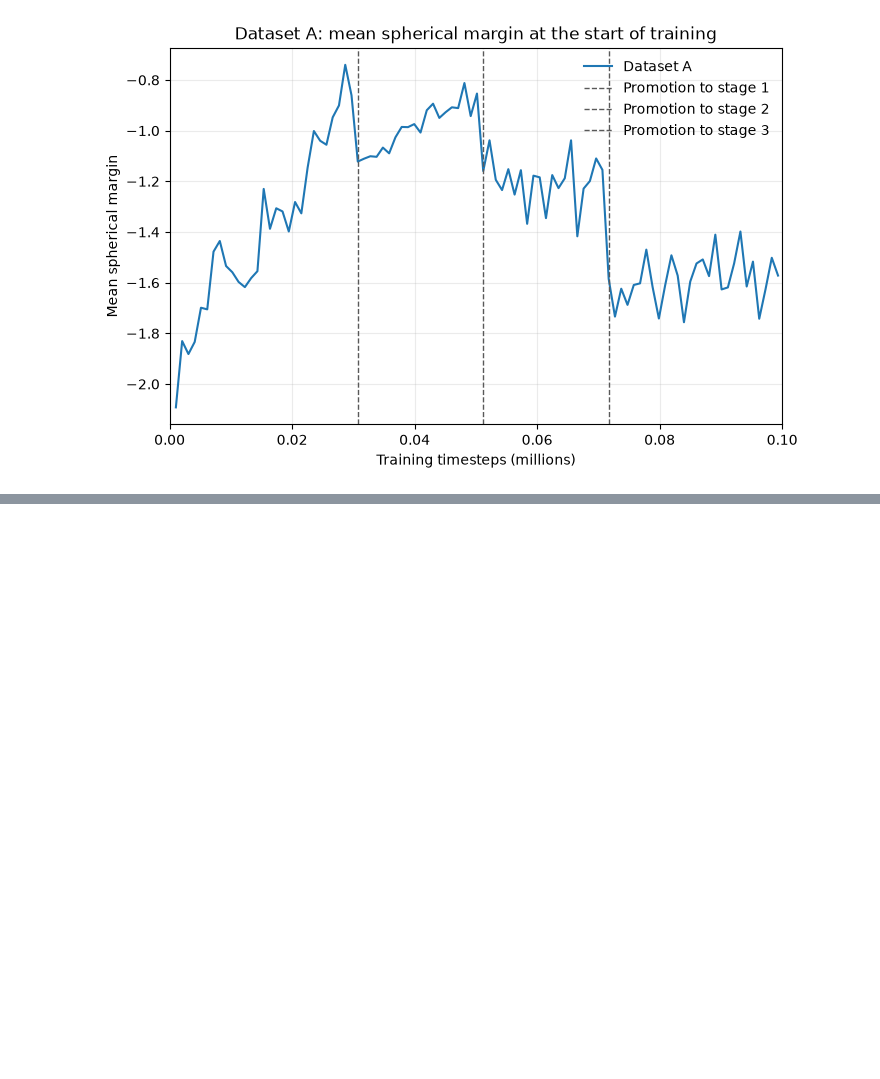
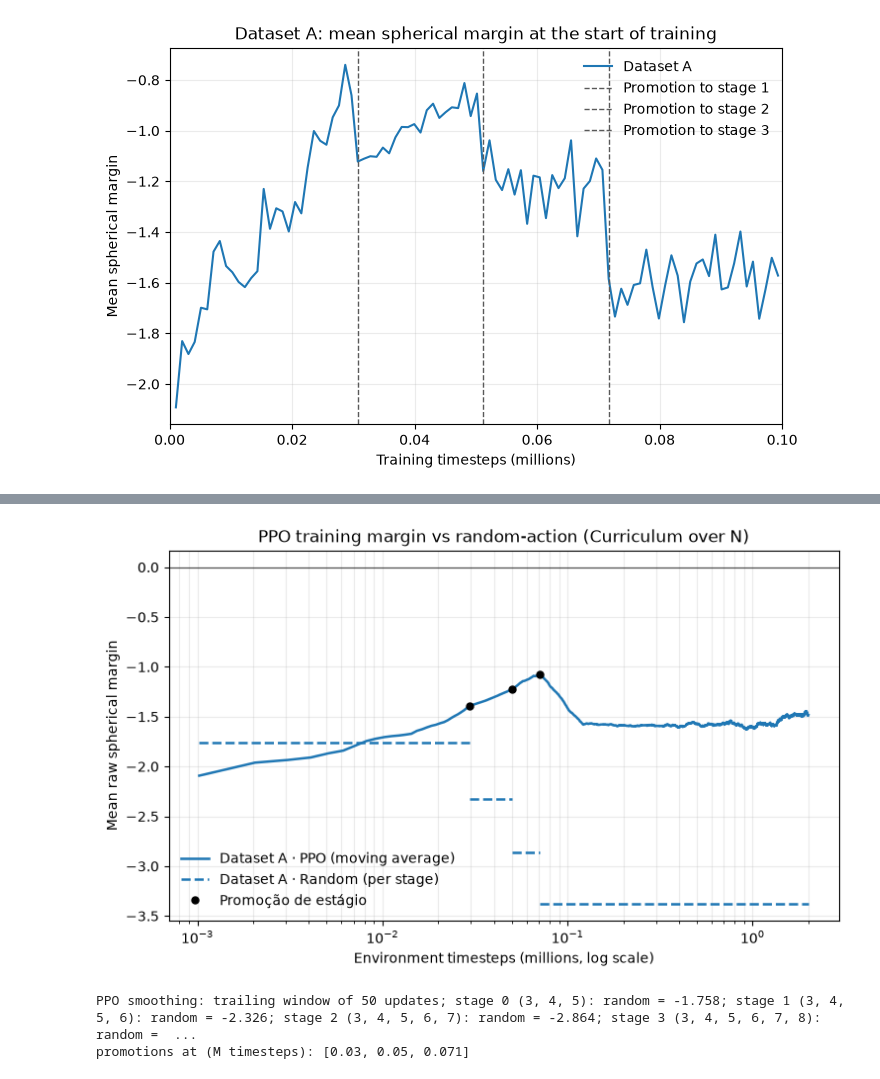
Before and after one commit to Caioriqui/AI-testing-in-Flag-Manifolds, a Jupyter notebook: notebooks/03_training_history_comparison.ipynb, the cells around one changed output, grey strips where cells are left out. Cells and saved outputs as stored; diff of their text form; code cells hidden in the pictures; blank space fills up the shorter version.

Commit message:
Training versus baseline

```diff
--- a/notebooks/03_training_history_comparison.ipynb
+++ b/notebooks/03_training_history_comparison.ipynb
@@ -146,0 +136,14 @@ A leitura desta checagem é específica para os dados acima: o Dataset B tem mé
+# %%
+for dataset, history in histories.items():
+    margin = history['margin']
+    positive_fraction = np.mean(margin > 0)
+    print(
+        f"{dataset}: {positive_fraction:.1%} of updates have a positive average margin; "
+        f"global mean = {margin.mean():+.3f}; "
+        f"largest value = {margin.max():+.3f}."
+    )
+
+print(
+    "This comparison helps distinguish frequency from magnitude: "
+    "the mean can be positive even when positive values are in the minority."
+)
@@ -173,0 +233,60 @@ plt.show()
+# %%
+MOVING_AVERAGE_UPDATES = 50
+
+history = histories["Dataset A"]
+timesteps = np.asarray(history["timesteps"])
+stage = np.asarray(history["stage"]).astype(int)
+margin = pd.Series(history["margin"])
+smoothed_margin = margin.rolling(window=MOVING_AVERAGE_UPDATES, min_periods=1).mean()
+
+# Segmentos de estágio constante: [início, fim) em índices de update.
+# O estágio é logado ANTES da promoção do update, então a troca vale a partir do update seguinte.
+change = np.flatnonzero(np.diff(stage)) + 1
+starts = np.r_[0, change]
+ends = np.r_[change, len(stage)]
+x_edges = np.r_[0, timesteps]          # x_edges[k] = timestep no início do update k
+promotion_x = x_edges[change] / 1_000_000
+promotion_y = np.interp(promotion_x, timesteps / 1_000_000, smoothed_margin)
+
+fig, ax = plt.subplots(figsize=(7.5, 4.5), constrained_layout=True)
+ax.plot(
+    timesteps / 1_000_000, smoothed_margin,
+    color="#1f77b4", linewidth=1.8,
+    label="Dataset A · PPO (moving average)",
+)
+
+# Baseline aleatório: constante por partes, uma constante por estágio
+for k, (s, e) in enumerate(zip(starts, ends)):
+    ax.hlines(
+        baseline_by_stage[stage[s]],
+        max(x_edges[s], timesteps[0]) / 1_000_000, x_edges[e] / 1_000_000,
+        color="#1f77b4", linestyle="--", linewidth=1.8,
+        label="Dataset A · Random (per stage)" if k == 0 else None,
+    )
+
+# Bolas de promoção posicionadas diretamente sobre a curva suavizada
+ax.plot(
+    promotion_x, promotion_y,
+    linestyle="none", marker="o", color="black", markersize=5,
+    label="Promoção de estágio",
+)
+
+ax.axhline(0, color="black", linewidth=0.9, alpha=0.65)
+ax.set_xscale("log")
+ax.set_xlabel("Environment timesteps (millions, log scale)")
+ax.set_ylabel("Mean raw spherical margin")
+ax.set_title("PPO training margin vs random-action (Curriculum over N)")
+ax.grid(alpha=0.25, which="both")
+ax.legend(frameon=False)
+plt.show()
+
+print(
+    f"PPO smoothing: trailing window of {MOVING_AVERAGE_UPDATES} updates; "
+    + "; ".join(f"stage {s} {ns}: random = {b:+.3f}"
+                for s, (ns, b) in enumerate(zip(CURRICULUM_STAGES, baseline_by_stage)))
+)
+print(f"promotions at (M timesteps): {np.round(promotion_x, 3).tolist()}")
+# %% [output]
+[figure, added]
+PPO smoothing: trailing window of 50 updates; stage 0 (3, 4, 5): random = -1.758; stage 1 (3, 4, 5, 6): random = -2.326; stage 2 (3, 4, 5, 6, 7): random = -2.864; stage 3 (3, 4, 5, 6, 7, 8): random =  ...
+promotions at (M timesteps): [0.03, 0.05, 0.071]
```
Also changed, not shown: parts of 10 cells of this notebook, 2 other files.
